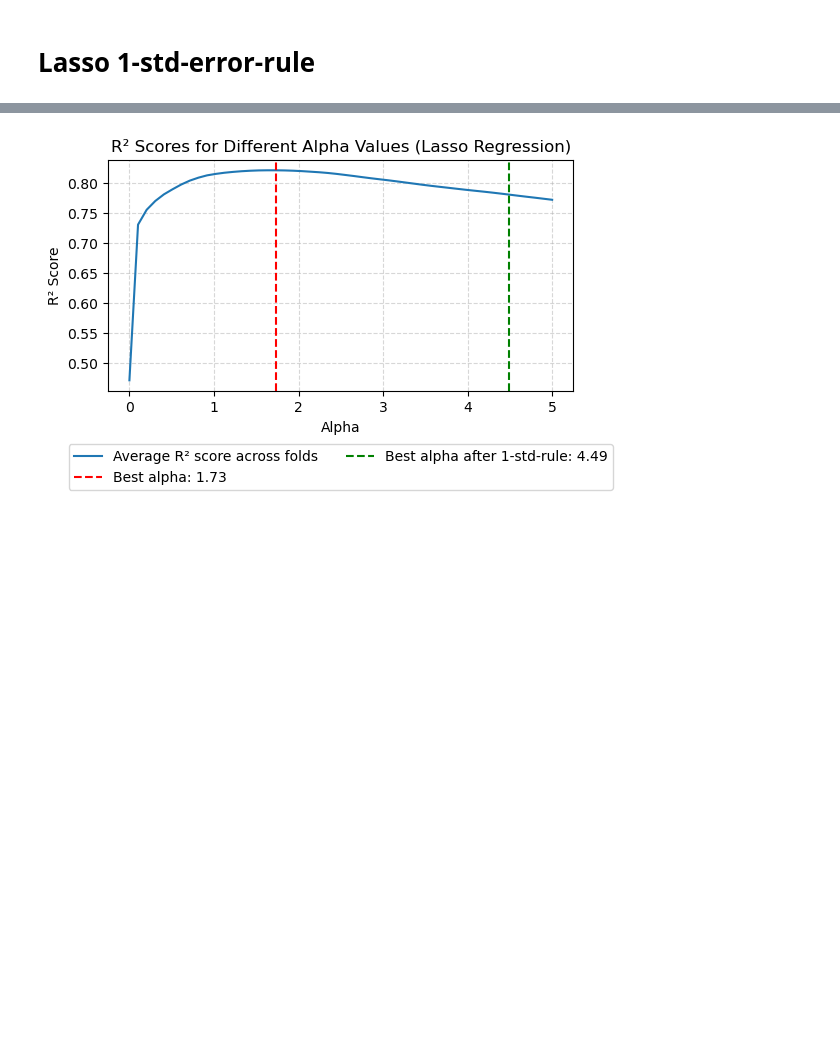
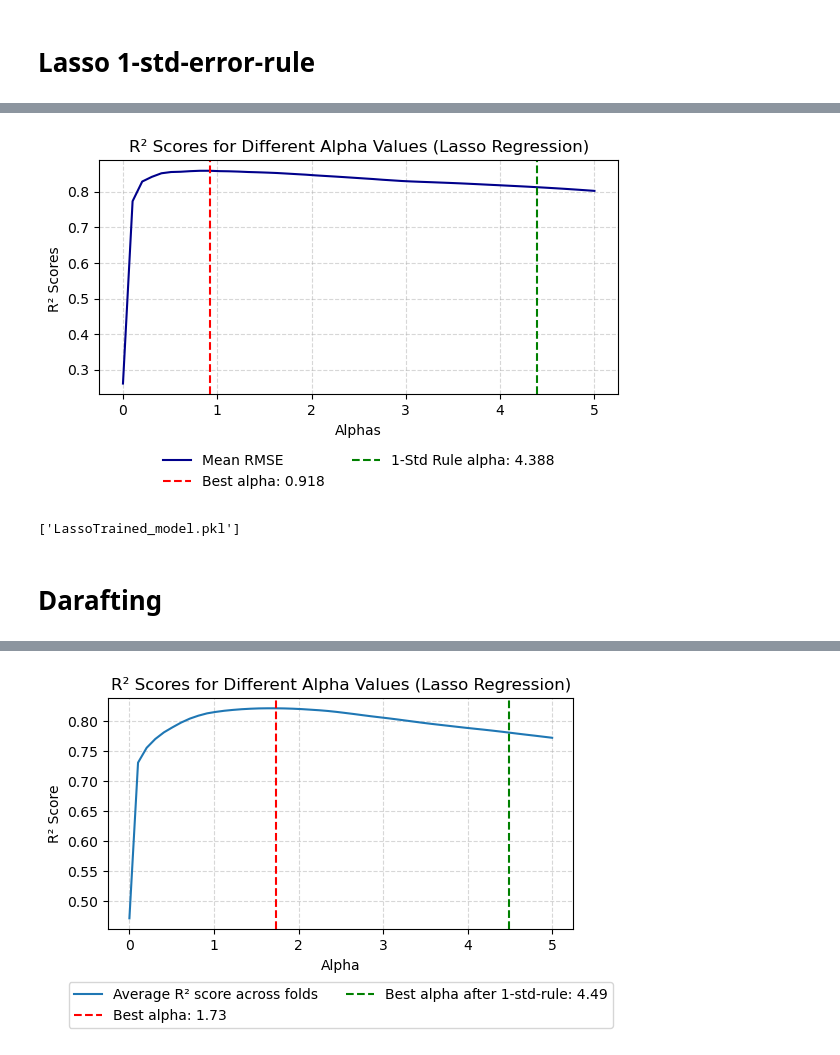
Before and after one commit to saulianskaitee/case1_CDA, a Jupyter notebook: 3_2levelCV.ipynb, the cells around one changed output, grey strips where cells are left out. Drawn from its saved outputs; the diff is of its cells as text; code cells hidden in the pictures; blank space fills up the shorter version.

Commit message:
samll update for 1-std-rule

```diff
--- a/3_2levelCV.ipynb
+++ b/3_2levelCV.ipynb
@@ -363,3 +434,38 @@ ols: Overall RMSE=41.134, Overall R²=0.625
+# %%
+# Plot RMSE vs Alpha
+plt.figure(figsize=(6, 4))
+plt.plot(alphas, mean_r2_per_alpha, label='Mean RMSE', color='darkblue')
+#plt.fill_between(alphas,
+#                 mean_r2_per_alpha - std_r2_per_alpha,
+#                 mean_r2_per_alpha + std_r2_per_alpha,
+#                 alpha=0.2, color='darkblue', label='±1 std dev')
+
+# Mark best alpha (lowest mean RMSE)
+plt.axvline(best_alpha, linestyle='--', color='red',
+            label=f'Best alpha: {round(best_alpha, 3)}')
+
+# Mark alpha from 1-standard-error rule
+plt.axvline(one_std_alpha, linestyle='--', color='green',
+            label=f'1-Std Rule alpha: {round(one_std_alpha, 3)}')
+
+# Labels and formatting
+plt.xlabel('Alphas')
+plt.ylabel('R² Scores ')
+plt.title('R² Scores for Different Alpha Values (Lasso Regression)')
+plt.legend(loc='upper center', bbox_to_anchor=(0.5, -0.2), ncol=2, frameon=False)
+plt.grid(True, linestyle='--', alpha=0.5)
+plt.tight_layout()
+plt.show()
+# %% [output]
+[figure, added]
+# %%
+lassoFinal = Lasso(alpha=one_std_alpha)
+lassoFinal.fit(Xall, yall)
+joblib.dump(lassoFinal, "LassoTrained_model.pkl")
+# %% [output]
+['LassoTrained_model.pkl']
+# %% [markdown]
+# Darafting
 # %%
 # Define range of alphas for Lasso
 alphas = np.linspace(0, 5, 50)
```
Also changed, not shown: parts of 8 cells of this notebook.
